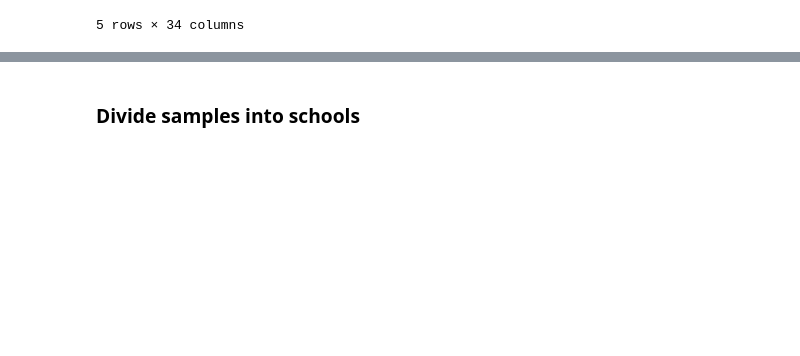
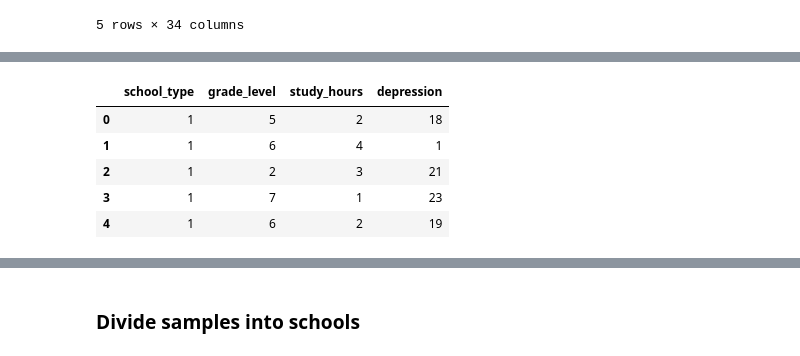
Before and after one commit to AMiiiN/schooldirector, a Jupyter notebook: Schooldirector.ipynb, the cells around one changed output, grey strips where cells are left out. Saved outputs shown, nothing was run; the diff lists cells and outputs as text; code cells hidden in the pictures; blank space fills up the shorter version.

```diff
--- a/Schooldirector.ipynb
+++ b/Schooldirector.ipynb
@@ -137,3 +191,16 @@ dfinterest.head()
+# %%
+# Transform school_type to integer encoding
+schoolTypesDict = {'Naturwissenschaft': 2, 'Wirtschaft': 1, 'Geisteswissenschaft': 3}
+
+dfInterest = dfInterest.replace({'school_type': schoolTypesDict})
+dfInterest.head()
+# %% [output]
+|  | school_type | grade_level | study_hours | depression |
+| 0 | 1 | 5 | 2 | 18 |
+| 1 | 1 | 6 | 4 | 1 |
+| 2 | 1 | 2 | 3 | 21 |
+| 3 | 1 | 7 | 1 | 23 |
+| 4 | 1 | 6 | 2 | 19 |
 # %%
 # Plot raw data from the selected variables
 
```
Also changed, not shown: parts of 20 cells of this notebook.
